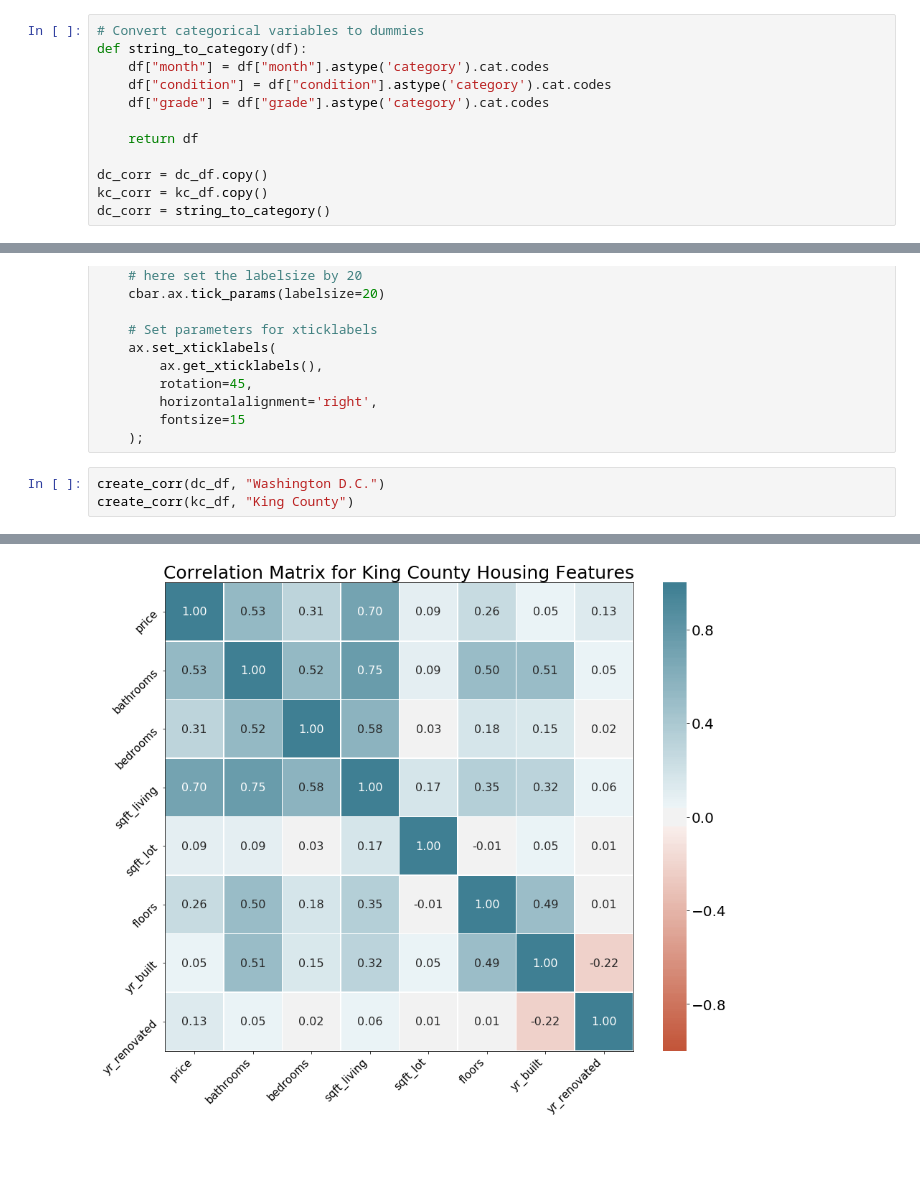
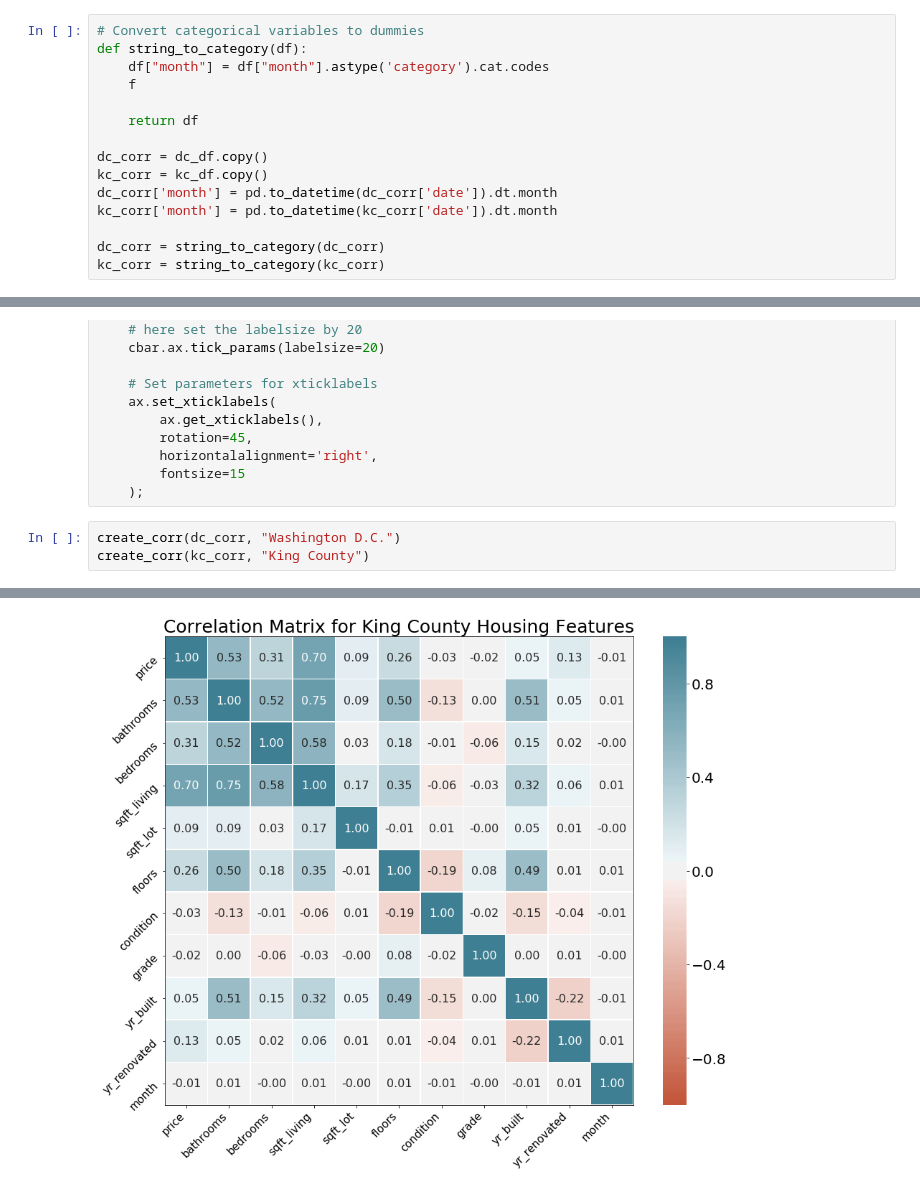
Before and after one commit to gyamane/Springboard, a Jupyter notebook: capstone_project_2/Exploratory_Data_Analysis.ipynb, the cells around one changed output, grey strips where cells are left out. Cells and saved outputs as stored; diff of their text form; blank space fills up the shorter version.

```diff
--- a/capstone_project_2/Exploratory_Data_Analysis.ipynb
+++ b/capstone_project_2/Exploratory_Data_Analysis.ipynb
@@ -462,11 +462,14 @@ plt.show()
 # Convert categorical variables to dummies
 def string_to_category(df):
     df["month"] = df["month"].astype('category').cat.codes
-    df["condition"] = df["condition"].astype('category').cat.codes
-    df["grade"] = df["grade"].astype('category').cat.codes
+    f
 
     return df
 
 dc_corr = dc_df.copy()
 kc_corr = kc_df.copy()
-dc_corr = string_to_category()
+dc_corr['month'] = pd.to_datetime(dc_corr['date']).dt.month
+kc_corr['month'] = pd.to_datetime(kc_corr['date']).dt.month
+
+dc_corr = string_to_category(dc_corr)
+kc_corr = string_to_category(kc_corr)
@@ -536,6 +520,6 @@ def create_corr(df, location):
         fontsize=15
     );
 # %%
-create_corr(dc_df, "Washington D.C.")
-create_corr(kc_df, "King County")
+create_corr(dc_corr, "Washington D.C.")
+create_corr(kc_corr, "King County")
 # %% [output]
@@ -543 +527 @@ create_corr(kc_df, "King County")
-[figure, old version]
+[figure, new version]
```
Also changed, not shown: parts of 3 cells of this notebook, 1 other file.
